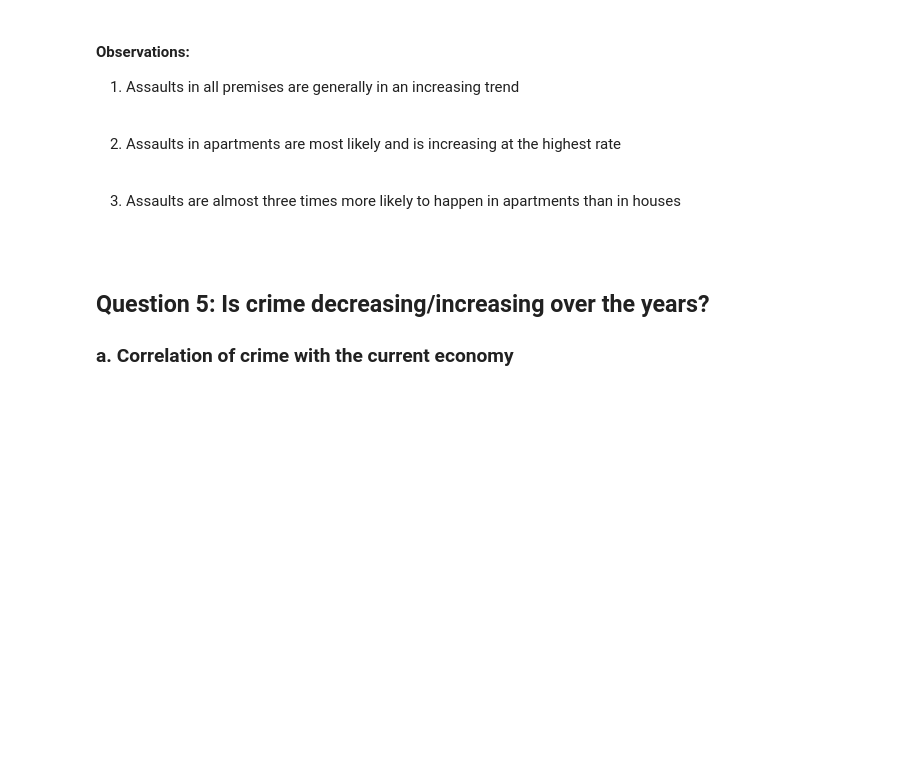
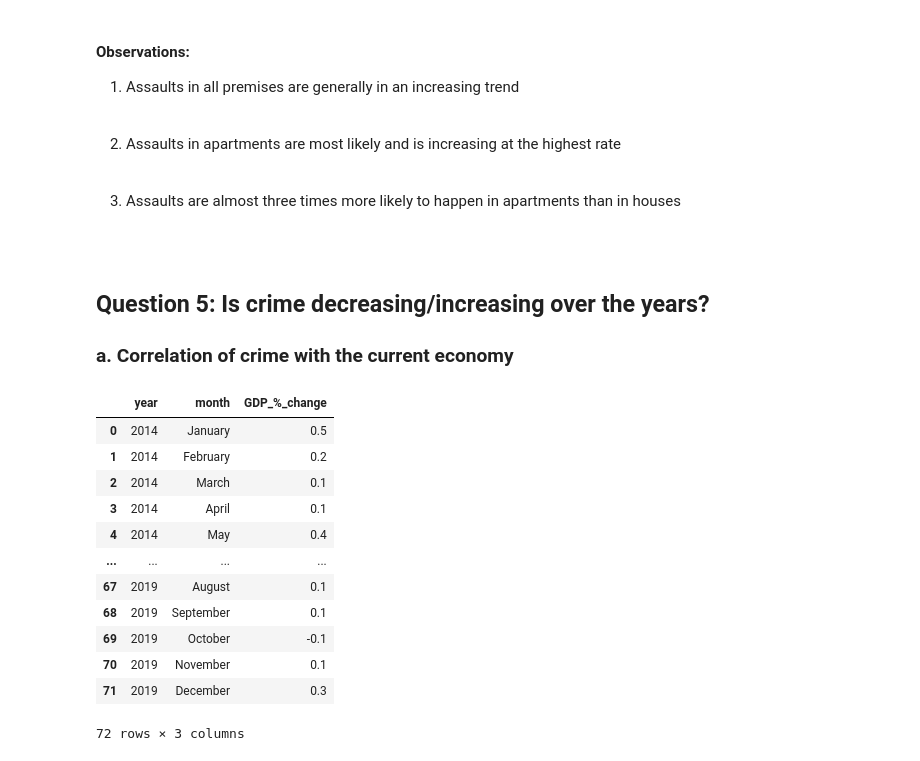
Before and after one commit to neha-nayeem/Project-01, a Jupyter notebook: Project 1 Consolidated.ipynb, the cells around one changed output. Drawn from its saved outputs; the diff is of its cells as text; code cells hidden in the pictures; blank space fills up the shorter version.

```diff
--- a/Project 1 Consolidated.ipynb
+++ b/Project 1 Consolidated.ipynb
@@ -905,3 +905,21 @@ plt.show()
 # %% [markdown]
 ## Question 5: Is crime decreasing/increasing over the years?
 ### a. Correlation of crime with the current economy
+# %%
+#load in GDP Data
+file = "Data Output/Monthly_GDP_Growth_2014_2019.csv"
+GDP = pd.read_csv(file)
+# %% [output]
+|  | year | month | GDP_%_change |
+| 0 | 2014 | January | 0.5 |
+| 1 | 2014 | February | 0.2 |
+| 2 | 2014 | March | 0.1 |
+| 3 | 2014 | April | 0.1 |
+| 4 | 2014 | May | 0.4 |
+| ... | ... | ... | ... |
+| 67 | 2019 | August | 0.1 |
+| 68 | 2019 | September | 0.1 |
+| 69 | 2019 | October | -0.1 |
+| 70 | 2019 | November | 0.1 |
+| 71 | 2019 | December | 0.3 |
+72 rows × 3 columns
```
Also changed, not shown: parts of 5 cells of this notebook, 1 other file.
